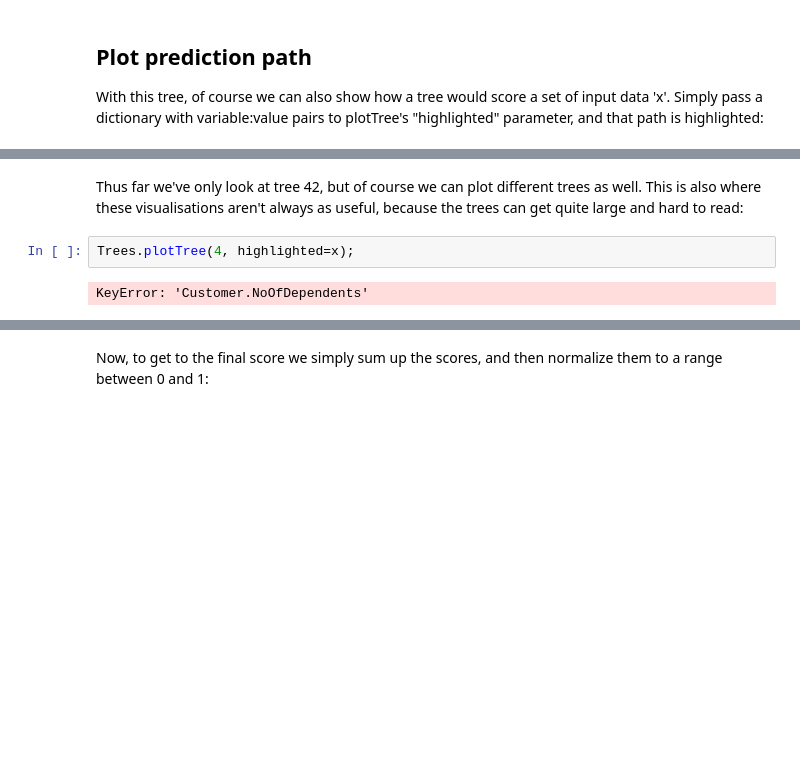
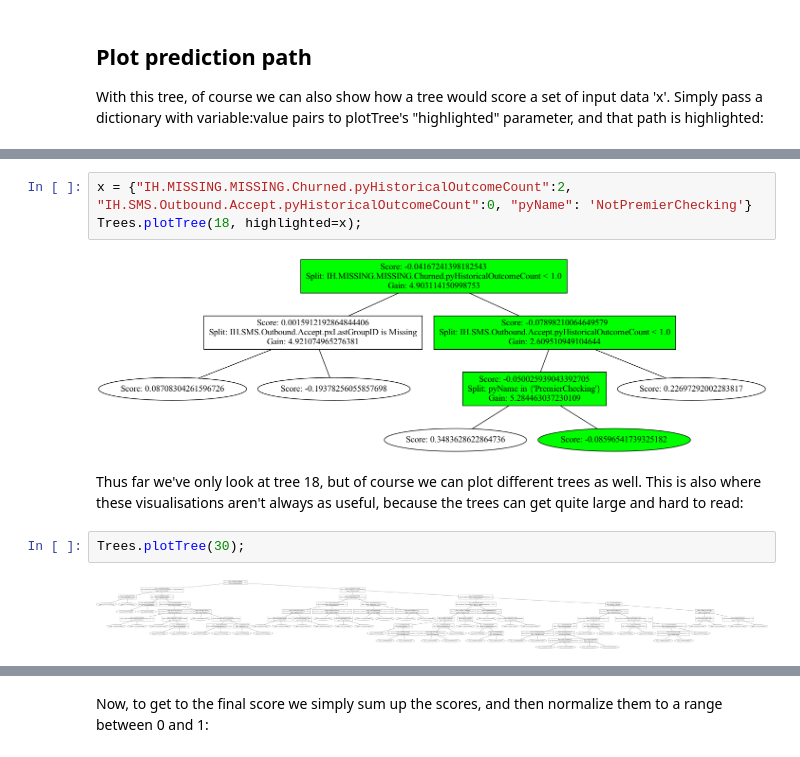
Before and after one commit to pegasystems/pega-datascientist-tools, a Jupyter notebook: docs/Python/articles/AGBModelVisualisation.ipynb, the cells around one changed output, grey strips where cells are left out. Drawn from its saved outputs; the diff is of its cells as text; blank space fills up the shorter version.

```diff
--- a/docs/Python/articles/AGBModelVisualisation.ipynb
+++ b/docs/Python/articles/AGBModelVisualisation.ipynb
@@ -224,6 +199,11 @@ KeyError: 'Customer.AnnualIncome'
+# %%
+x = {"IH.MISSING.MISSING.Churned.pyHistoricalOutcomeCount":2, "IH.SMS.Outbound.Accept.pyHistoricalOutcomeCount":0, "pyName": 'NotPremierChecking'}
+Trees.plotTree(18, highlighted=x);
+# %% [output]
+[figure, added]
 # %% [markdown]
-Thus far we've only look at tree 42, but of course we can plot different trees as well. This is also where these visualisations aren't always as useful, because the trees can get quite large and hard to read:
+Thus far we've only look at tree 18, but of course we can plot different trees as well. This is also where these visualisations aren't always as useful, because the trees can get quite large and hard to read:
 # %%
-Trees.plotTree(4, highlighted=x);
+Trees.plotTree(30);
 # %% [output]
-KeyError: 'Customer.NoOfDependents'
+[figure, added]
```
Also changed, not shown: parts of 19 cells of this notebook, 33 other files.
